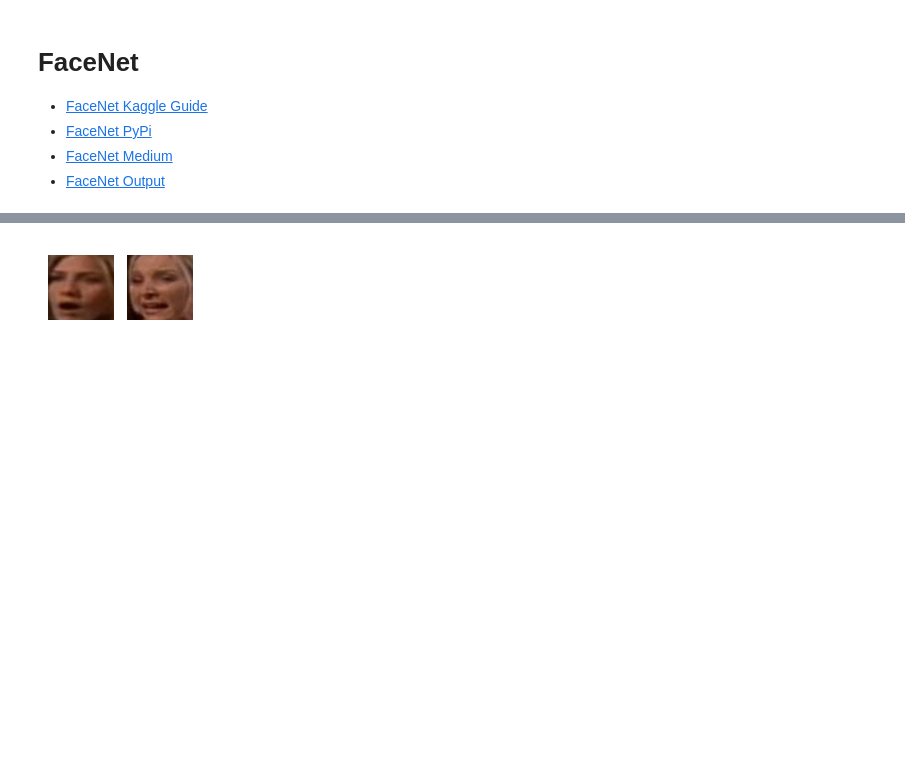
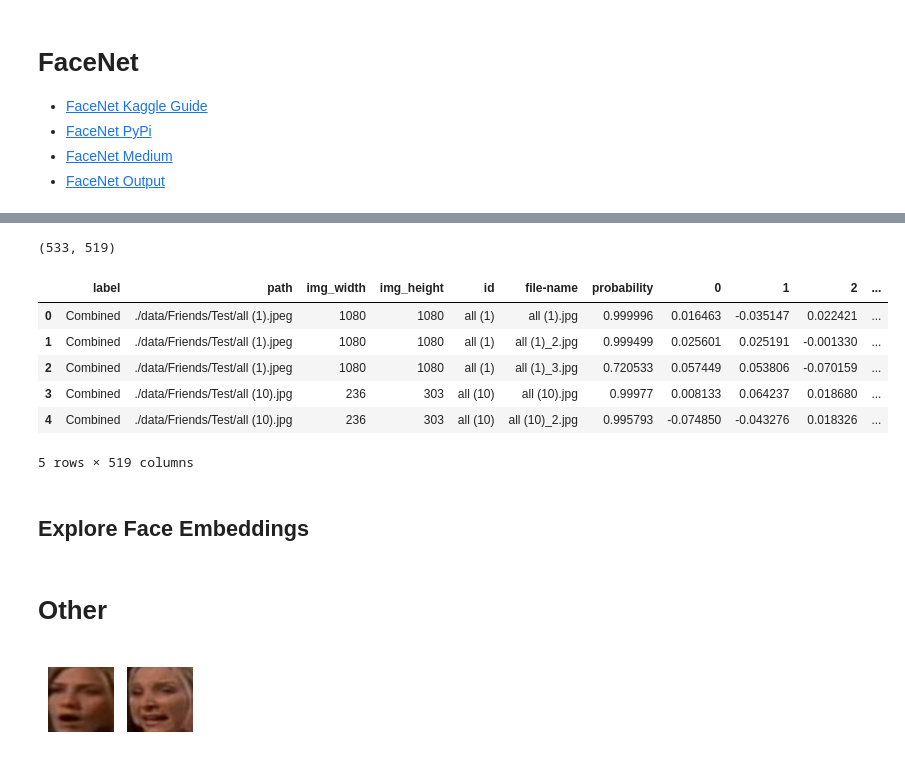
Before and after one commit to sievertsm/face-grouping, a Jupyter notebook: FaceDetection-facenet.ipynb, the cells around one changed output, grey strips where cells are left out. Drawn from its saved outputs; the diff is of its cells as text; code cells hidden in the pictures; blank space fills up the shorter version.

Commit message:
Initial face embeddings

```diff
--- a/FaceDetection-facenet.ipynb
+++ b/FaceDetection-facenet.ipynb
@@ -34,3 +124,21 @@ df.head()
+# %%
+df_all = pd.merge(left=df, right=df_out, on="id", how="inner")
+df_all.to_csv("Friends-Embedding-Data.csv", index=False)
+print(df_all.shape)
+df_all.head()
+# %% [output]
+(533, 519)
+|  | label | path | img_width | img_height | id | file-name | probability | 0 | 1 | 2 | ... |
+| 0 | Combined | ./data/Friends/Test/all (1).jpeg | 1080 | 1080 | all (1) | all (1).jpg | 0.999996 | 0.016463 | -0.035147 | 0.022421 | ... |
+| 1 | Combined | ./data/Friends/Test/all (1).jpeg | 1080 | 1080 | all (1) | all (1)_2.jpg | 0.999499 | 0.025601 | 0.025191 | -0.001330 | ... |
+| 2 | Combined | ./data/Friends/Test/all (1).jpeg | 1080 | 1080 | all (1) | all (1)_3.jpg | 0.720533 | 0.057449 | 0.053806 | -0.070159 | ... |
+| 3 | Combined | ./data/Friends/Test/all (10).jpg | 236 | 303 | all (10) | all (10).jpg | 0.99977 | 0.008133 | 0.064237 | 0.018680 | ... |
+| 4 | Combined | ./data/Friends/Test/all (10).jpg | 236 | 303 | all (10) | all (10)_2.jpg | 0.995793 | -0.074850 | -0.043276 | 0.018326 | ... |
+5 rows × 519 columns
+# %% [markdown]
+## Explore Face Embeddings
+# %% [markdown]
+# Other
 # %%
 class FaceDetection:
     """
```
Also changed, not shown: parts of 3 cells of this notebook, 3 other files.
